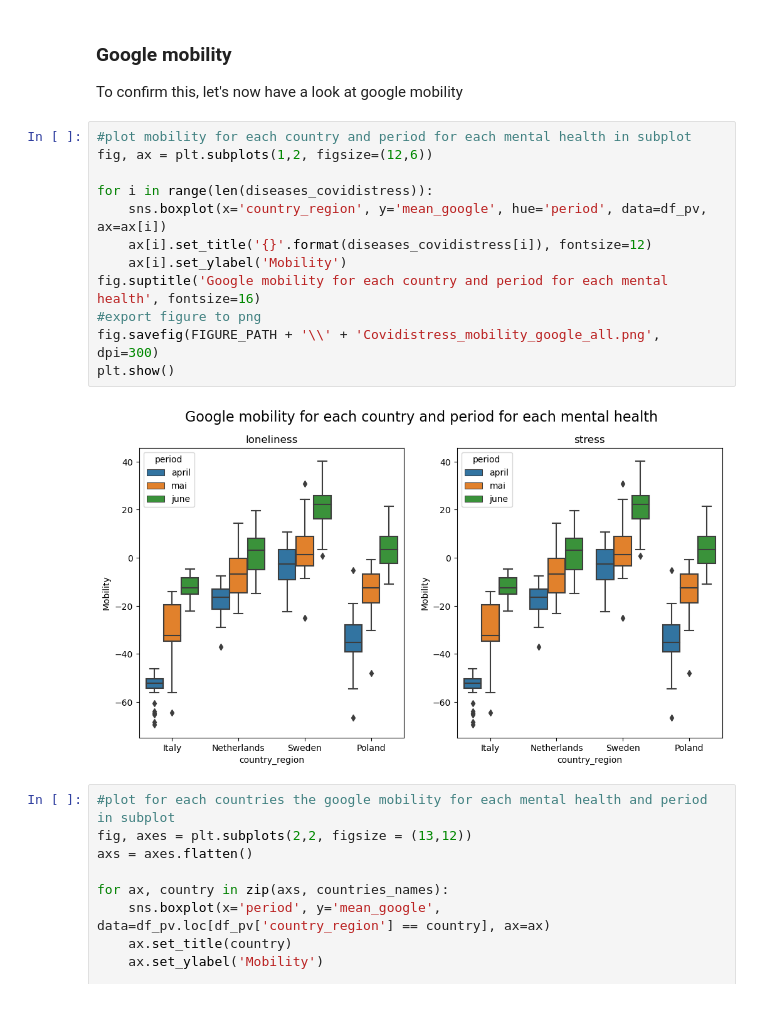
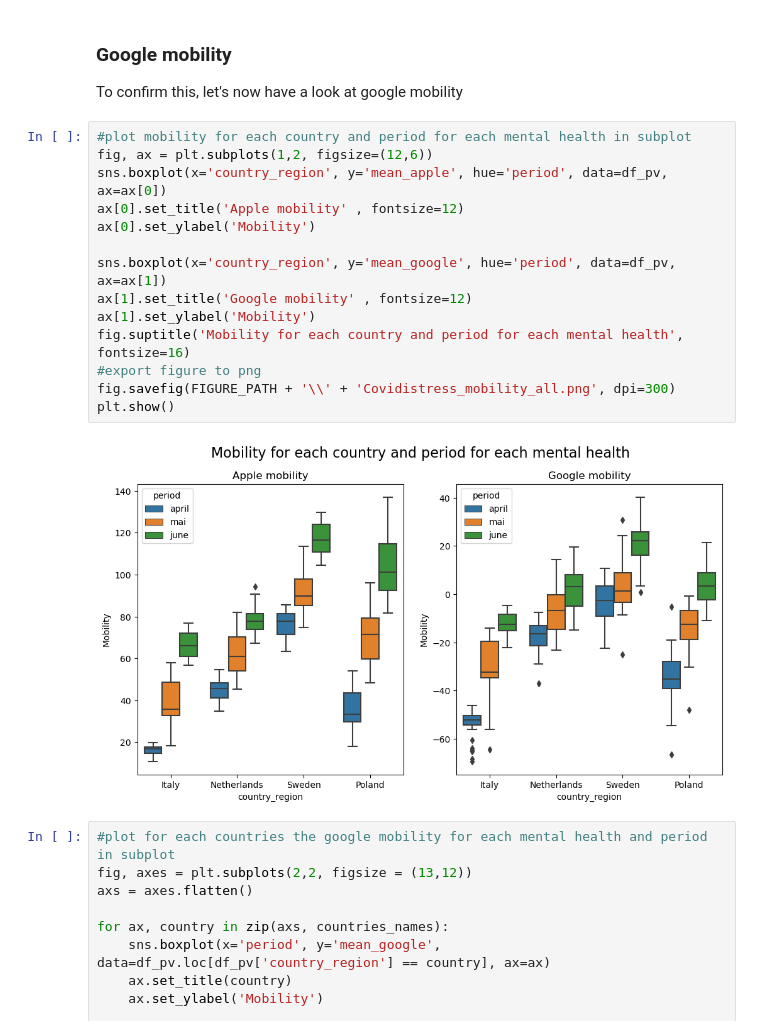
Before and after one commit to epfl-ada/ada-2022-project-adamsleg, a Jupyter notebook: pageviews_vs_covidistress.ipynb, the cells around one changed output. Saved outputs shown, nothing was run; the diff lists cells and outputs as text; blank space fills up the shorter version.

```diff
--- a/pageviews_vs_covidistress.ipynb
+++ b/pageviews_vs_covidistress.ipynb
@@ -635,17 +634,19 @@ To confirm this, let's now have a look at google mobility
 # %%
 #plot mobility for each country and period for each mental health in subplot
 fig, ax = plt.subplots(1,2, figsize=(12,6))
+sns.boxplot(x='country_region', y='mean_apple', hue='period', data=df_pv, ax=ax[0])
+ax[0].set_title('Apple mobility' , fontsize=12)
+ax[0].set_ylabel('Mobility')
 
-for i in range(len(diseases_covidistress)):
-    sns.boxplot(x='country_region', y='mean_google', hue='period', data=df_pv, ax=ax[i])
-    ax[i].set_title('{}'.format(diseases_covidistress[i]), fontsize=12)
-    ax[i].set_ylabel('Mobility')
-fig.suptitle('Google mobility for each country and period for each mental health', fontsize=16)
+sns.boxplot(x='country_region', y='mean_google', hue='period', data=df_pv, ax=ax[1])
+ax[1].set_title('Google mobility' , fontsize=12)
+ax[1].set_ylabel('Mobility')
+fig.suptitle('Mobility for each country and period for each mental health', fontsize=16)
 #export figure to png
-fig.savefig(FIGURE_PATH + '\\' + 'Covidistress_mobility_google_all.png', dpi=300)
+fig.savefig(FIGURE_PATH + '\\' + 'Covidistress_mobility_all.png', dpi=300)
 plt.show()
 # %% [output]
-[figure, old version]
+[figure, new version]
 # %%
 #plot for each countries the google mobility for each mental health and period in subplot
 fig, axes = plt.subplots(2,2, figsize = (13,12))
```
Also changed, not shown: parts of 1 cell of this notebook.
